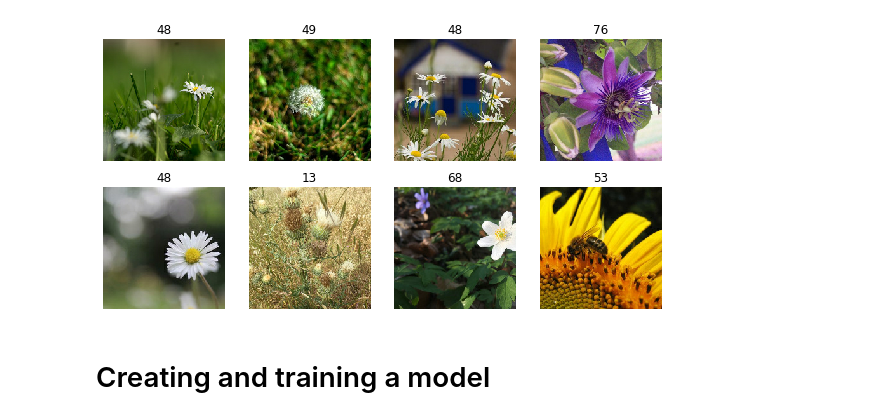
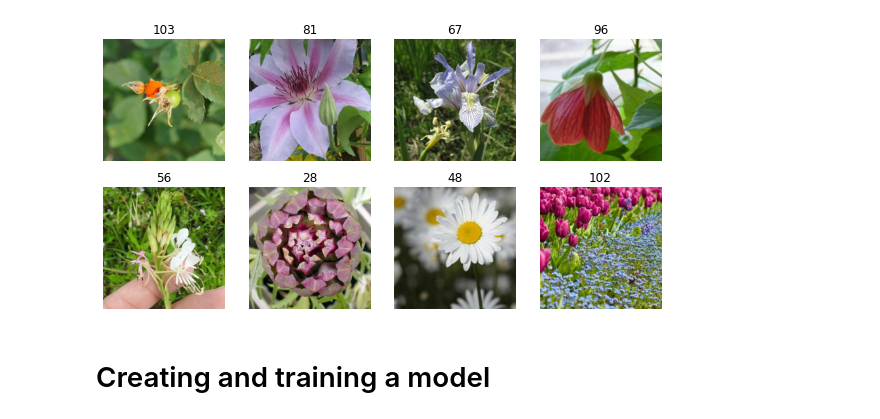
Before and after one commit to Jafarpisheh/FlowerClassification, a Jupyter notebook: FlowerClassification.ipynb, the cells around one changed output. Cells and saved outputs as stored; diff of their text form; code cells hidden in the pictures.

```diff
--- a/FlowerClassification.ipynb
+++ b/FlowerClassification.ipynb
@@ -80,9 +84,10 @@ def read_Unlabeled_TFRecord(dataset):
                 'id': FixedLenFeature([], tf.string)
                 }
     example = tf.io.parse_single_example(dataset, features=features)
-    image = image_decode(example['image'])
+    idnum = image_decode(example['image'])
+    image = example['id']
 
-    return image
+    return image, idnum
 # %%
 def load_data_train(filename):
 
@@ -124 +130,4 @@ valid_data = load_data_val_test(filenames_valid)
 class_weights = get_weights(filenames_train)
+# %%
+ dataset = TFRecordDataset(filenames_train)
+ dataset = dataset.map(read_Labeled_TFRecord)
@@ -137,9 +150,9 @@ def show_8_images(dataset):
          plt.title(Example_label[i].numpy())
          plt.axis('off')
 # %%
-show_8_images(train_data)
+show_8_images(valid_data)
 # %% [output]
-[figure, old version]
+[figure, new version]
 # %% [markdown]
 # Creating and training a model
 # %%
```
Also changed, not shown: parts of 13 cells of this notebook.
